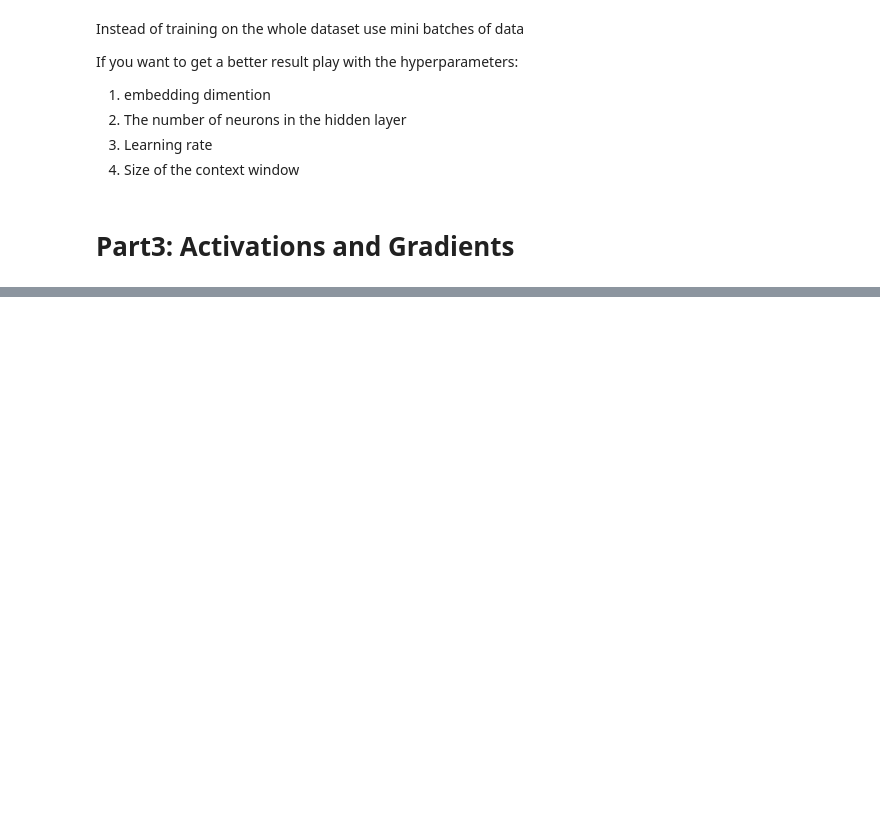
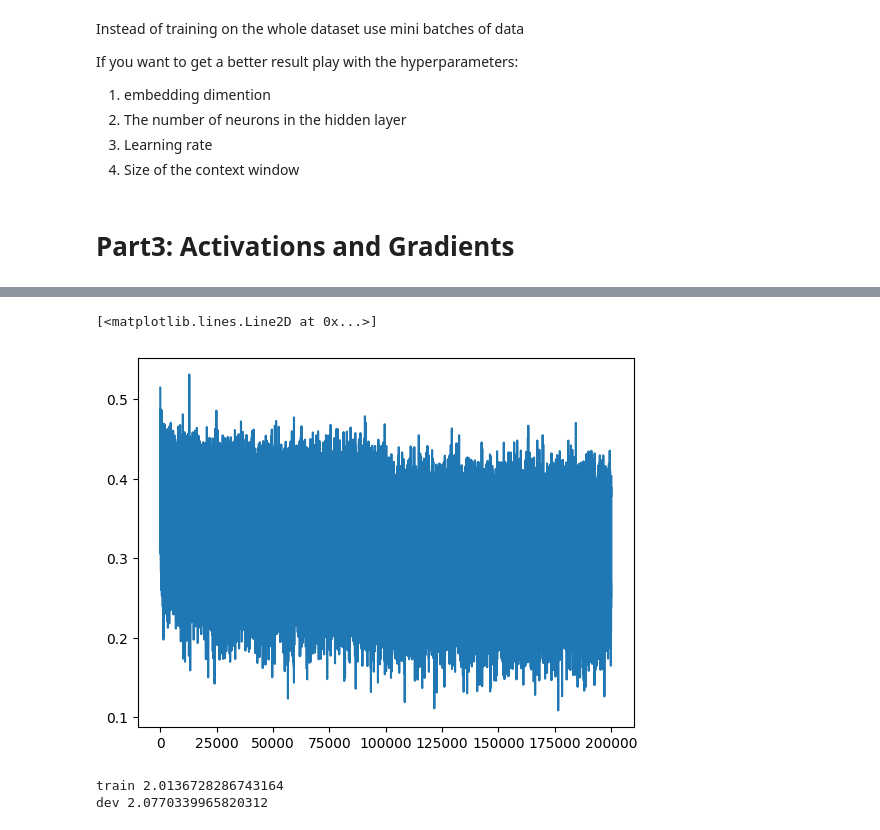
Before and after one commit to zeinab-sheikhi/makemore, a Jupyter notebook: app.ipynb, the cells around one changed output, grey strips where cells are left out. Drawn from its saved outputs; the diff is of its cells as text; code cells hidden in the pictures; blank space fills up the shorter version.

```diff
--- a/app.ipynb
+++ b/app.ipynb
@@ -1068,0 +1298,33 @@ vocab_size = len(stoi)
+# %%
+max_steps = 200000
+batch_size = 43
+lossi = []
+
+for i in range(max_steps):
+
+    # mini-batch construct
+    ix = torch.randint(low=0, high=Xtr.shape[0], size=(batch_size,), generator=g)
+    Xb, Yb = Xtr[ix], Ytr[ix]
+
+    # Forward Pass
+    emb = C[Xb]
+    emb_cat = emb.view(-1, (block_size * n_embed))
+    hpreact = emb_cat @ W1 + b1 # hidden layer pre-activation
+    h = torch.tanh(hpreact) # hidden layer
+    logits = h @ W2 + b2 # output layer
+    loss = F.cross_entropy(logits, Yb) # loss function
+
+    # Backward Pass
+    for p in params:
+        p.grad = None
+    loss.backward()
+
+    # Update parameters
+    lr = 0.1 if i < 100000 else 0.01 # step learning rate decay
+    for p in params:
+        p.data += -lr * p.grad
+
+    # track stats
+    if i % 10000 == 0:
+        print(f"{i:7d}/{max_steps:7d}: {loss.item():.4f}")
+    lossi.append(loss.log10().item())
@@ -1068,0 +1352,29 @@ vocab_size = len(stoi)
+# %%
+plt.plot(lossi)
+# When we compare this plot with the previous one, we observe that we don't have the hockey stick for the loss!
+# %% [output]
+[<matplotlib.lines.Line2D at 0x...>]
+[figure, added]
+# %%
+@torch.no_grad()
+def split_loss(split):
+    x, y = {
+        'train': (Xtr, Ytr),
+        'dev': (Xdev, Ydev),
+        'tesy': (Xts, Yts)
+    }[split]
+
+    emb = C[x]
+    emb_cat = emb.view(emb.shape[0], -1)
+    h = torch.tanh(emb_cat @ W1 + b1)
+    logits = h @ W2 + b2
+    loss = F.cross_entropy(logits, y)
+    print(split, loss.item())
+
+split_loss('train')
+split_loss('dev')
+
+# We get better loss in comparison to the previous neural net.
+# %% [output]
+train 2.0136728286743164
+dev 2.0770339965820312
```
Also changed, not shown: parts of 32 cells of this notebook.
